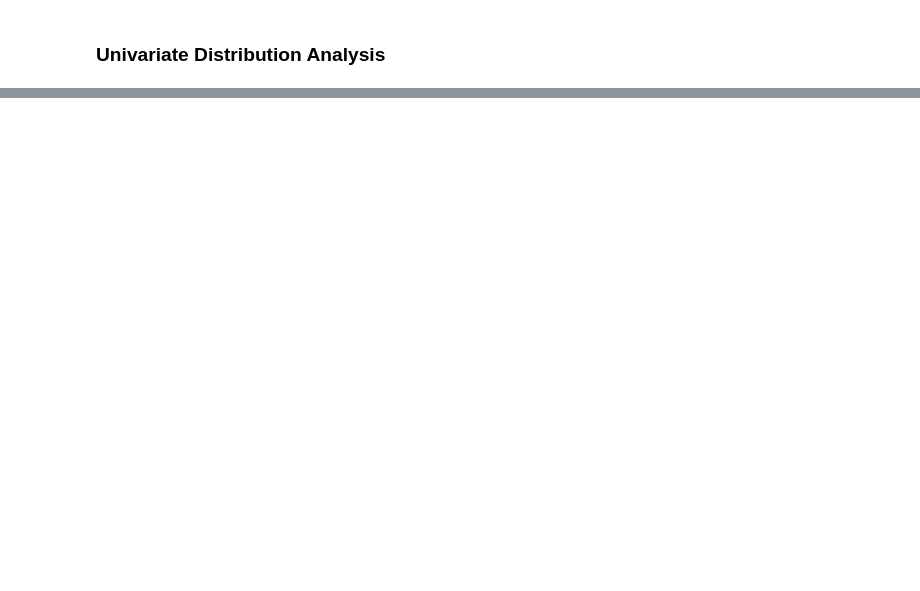
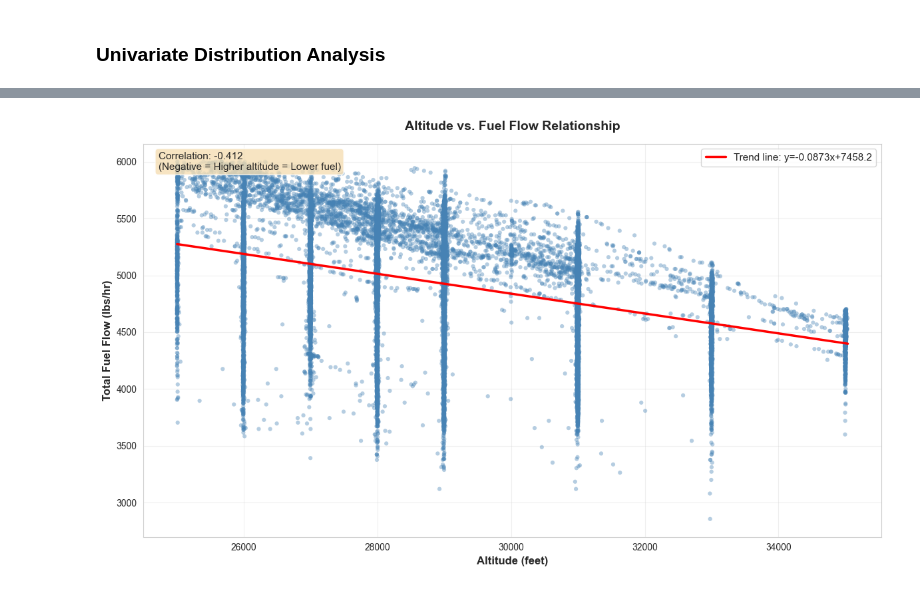
Before and after one commit to dcnguyen060899/data_5100_02_group_project, a Jupyter notebook: code/aviation_optimization_group_project.ipynb, the cells around one changed output, grey strips where cells are left out. Saved outputs shown, nothing was run; the diff lists cells and outputs as text; code cells hidden in the pictures; blank space fills up the shorter version.

```diff
--- a/code/aviation_optimization_group_project.ipynb
+++ b/code/aviation_optimization_group_project.ipynb
@@ -1194,0 +2017,34 @@ plt.show()
+# %%
+
+# Altitude vs. Fuel Flow
+fig, ax = plt.subplots(figsize=(12, 7))
+
+# Create scatter plot with sample for visibility
+sample_indices = np.random.choice(len(df), size=50000, replace=False)
+sample_df = df.iloc[sample_indices]
+
+ax.scatter(sample_df['altitude'], sample_df['total_fuel_flow'],
+          alpha=0.4, s=20, color='steelblue', edgecolors='none')
+
+# Add regression line
+z = np.polyfit(df['altitude'], df['total_fuel_flow'], 1)
+p = np.poly1d(z)
+altitude_range = np.linspace(df['altitude'].min(), df['altitude'].max(), 100)
+ax.plot(altitude_range, p(altitude_range), "r-", linewidth=2.5, label=f'Trend line: y={z[0]:.4f}x+{z[1]:.1f}')
+
+# Calculate correlation for display
+corr_alt_fuel = df['altitude'].corr(df['total_fuel_flow'])
+
+ax.set_xlabel('Altitude (feet)', fontsize=12, fontweight='bold')
+ax.set_ylabel('Total Fuel Flow (lbs/hr)', fontsize=12, fontweight='bold')
+ax.set_title('Altitude vs. Fuel Flow Relationship', fontsize=14, fontweight='bold', pad=15)
+ax.grid(alpha=0.3)
+ax.legend(fontsize=11, loc='upper right')
+ax.text(0.02, 0.98, f'Correlation: {corr_alt_fuel:.3f}\n(Negative = Higher altitude = Lower fuel)',
+        transform=ax.transAxes, fontsize=11, verticalalignment='top',
+        bbox=dict(boxstyle='round', facecolor='wheat', alpha=0.8))
+
+plt.tight_layout()
+plt.show()
+# %% [output]
+[figure, added]
```
Also changed, not shown: parts of 43 cells of this notebook, 1 other file.
